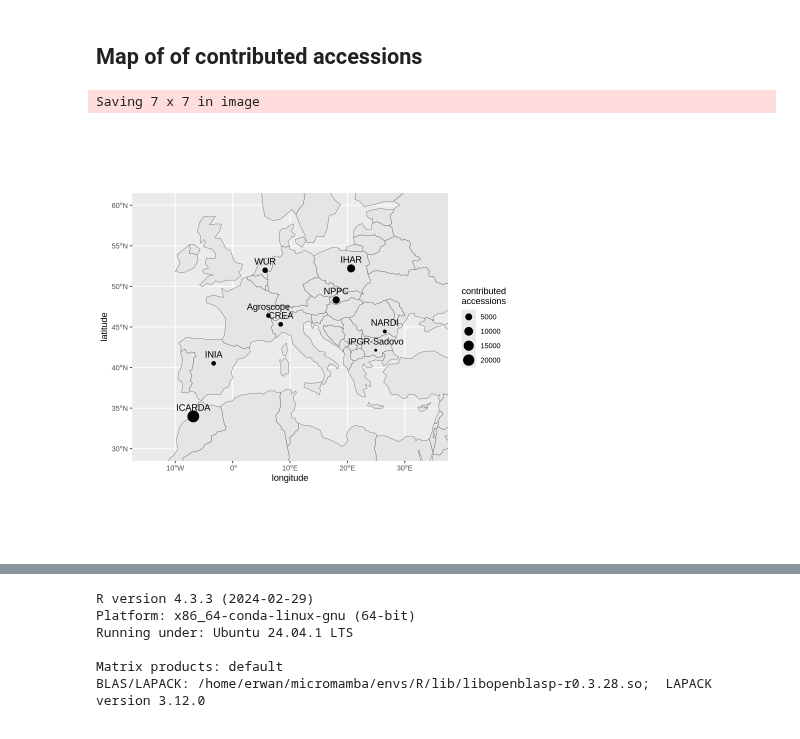
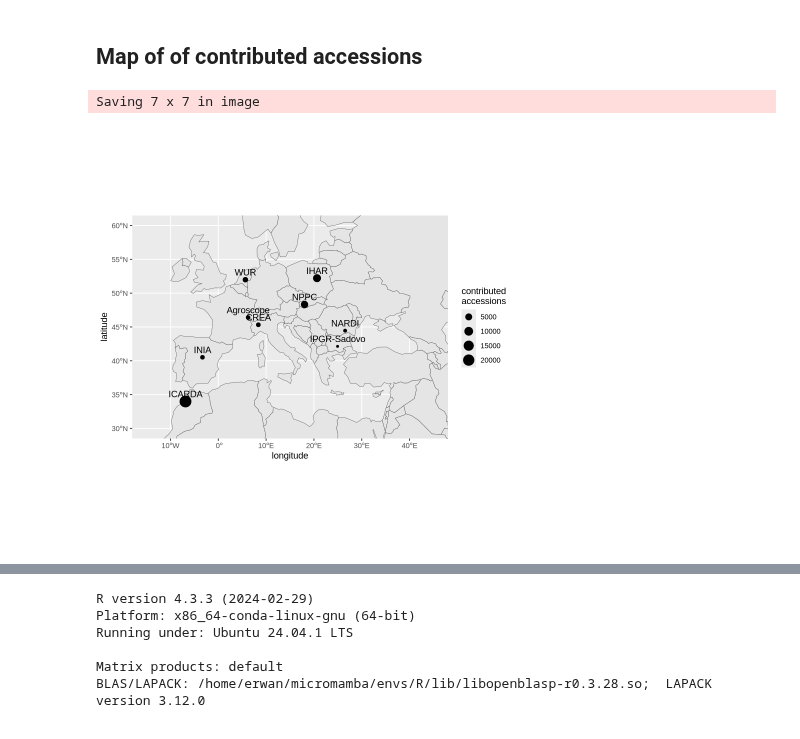
Before and after one commit to AGENTproject/historic_pheno_data_analysis, a Jupyter notebook: figures_and_tables.ipynb, the cells around one changed output, grey strips where cells are left out. Saved outputs shown, nothing was run; the diff lists cells and outputs as text; code cells hidden in the pictures.

Commit message:
more figures and tables

```diff
--- a/figures_and_tables.ipynb
+++ b/figures_and_tables.ipynb
@@ -279,32 +265,32 @@ gt::gtsave("triticum_species_counts.html")
 # %%
 genebank_locations = tribble(
     ~genebank,      ~latitude,   ~longitude,
     "Agroscope",    46.399,      6.232,
     "CREA",         45.323,      8.373,
     "ICARDA",       33.980,      -6.860,
     "IHAR",         52.214,      20.644,
     "INIA",         40.515,      -3.311,
     "IPGR-Sadovo",  42.131,      24.940,
     "NARDI",        44.450,      26.522,
     "NPPC",         48.325,      18.035,
     "WUR",          51.986,      5.663,
 )
 
 accessions_counts <- BLUE_values |>
     select(dataset) |>
     mutate(genebank = str_split_i(dataset, "_", 1)) |>
     count(genebank, name="n_accessions") |>
     left_join(genebank_locations, by="genebank")
 
-base_sf <- rnaturalearth::ne_countries(continent = c("europe", "asia", "africa"), returnclass = "sf") |>
+base_sf <- rnaturalearth::ne_countries(returnclass = "sf") |>
     select(name, geometry)
 
 ggplot(accessions_counts) + geom_sf(data=base_sf) +
-coord_sf(xlim = c(-15, 35), ylim = c(30, 60)) +
+coord_sf(xlim = c(-15, 45), ylim = c(30, 60)) +
 geom_point(aes(x = longitude, y = latitude, size = n_accessions)) +
 geom_text(aes(x = longitude, y = latitude, label = genebank), nudge_y=1.1) +
 labs(size = "contributed\naccessions")
 ggsave("accessions_contributions_map.svg")
 # %% [output]
 Saving 7 x 7 in image
-[figure, old version]
+[figure, new version]
```
Also changed, not shown: parts of 11 cells of this notebook, 6 other files.
